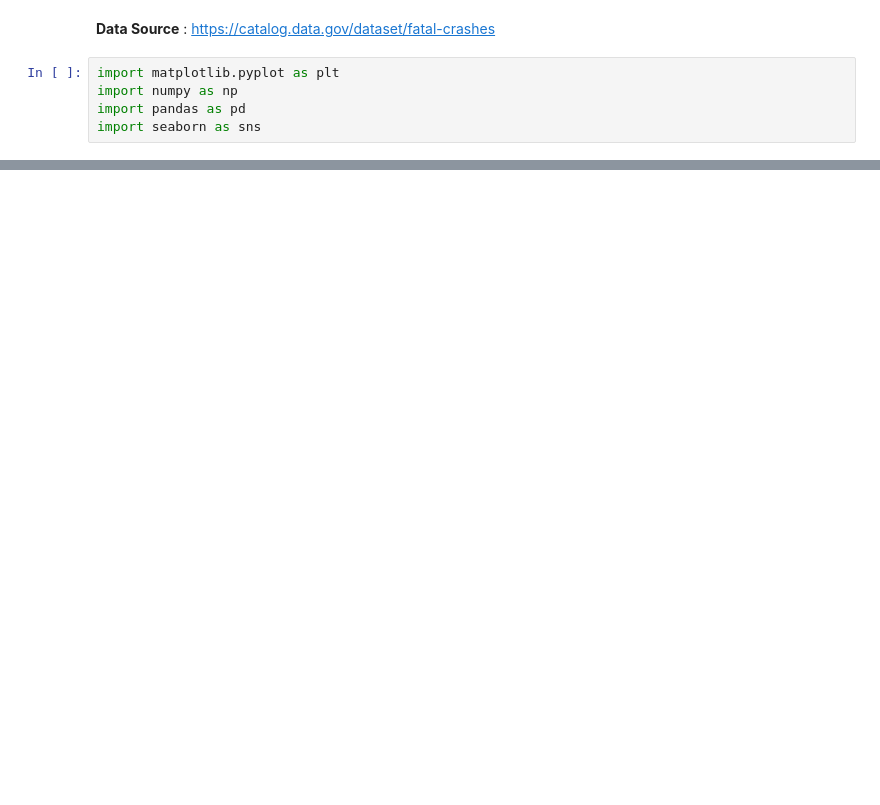
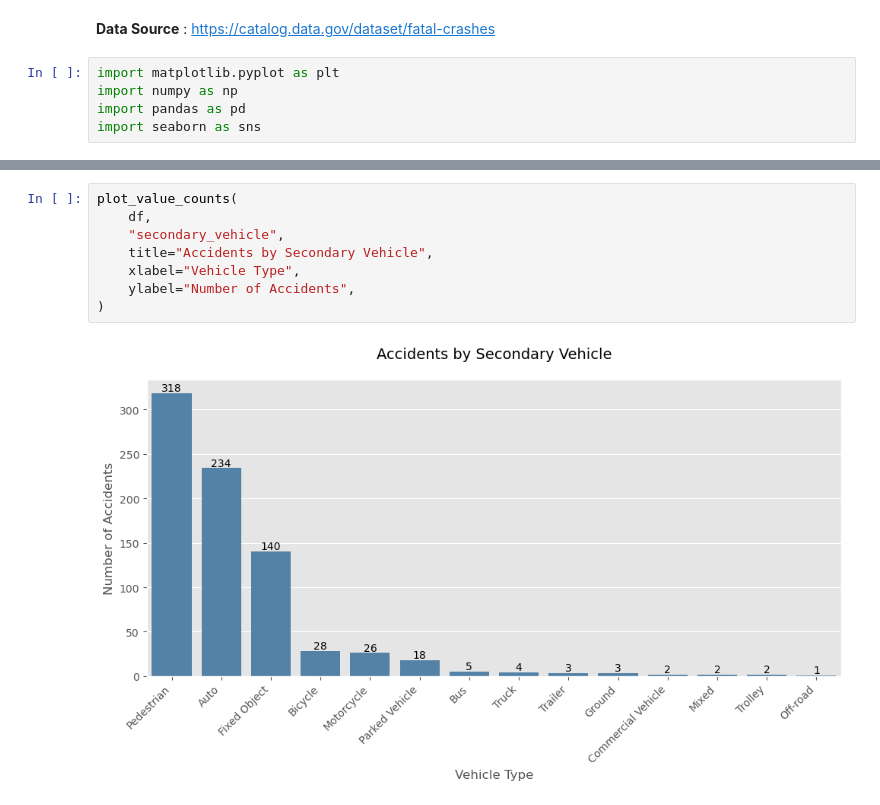
Before and after one commit to jibon-k/Philadelphia-crash-data, a Jupyter notebook: philadelphia_EDA.ipynb, the cells around one changed output, grey strips where cells are left out. Cells and saved outputs as stored; diff of their text form; blank space fills up the shorter version.

```diff
--- a/philadelphia_EDA.ipynb
+++ b/philadelphia_EDA.ipynb
@@ -293,3 +175,13 @@ Name: count, dtype: int64
+# %%
+plot_value_counts(
+    df,
+    "secondary_vehicle",
+    title="Accidents by Secondary Vehicle",
+    xlabel="Vehicle Type",
+    ylabel="Number of Accidents",
+)
+# %% [output]
+[figure, added]
 # %%
 plt.figure(figsize=(12, 6))
 sns.histplot(
```
Also changed, not shown: parts of 43 cells of this notebook, 1 other file.
